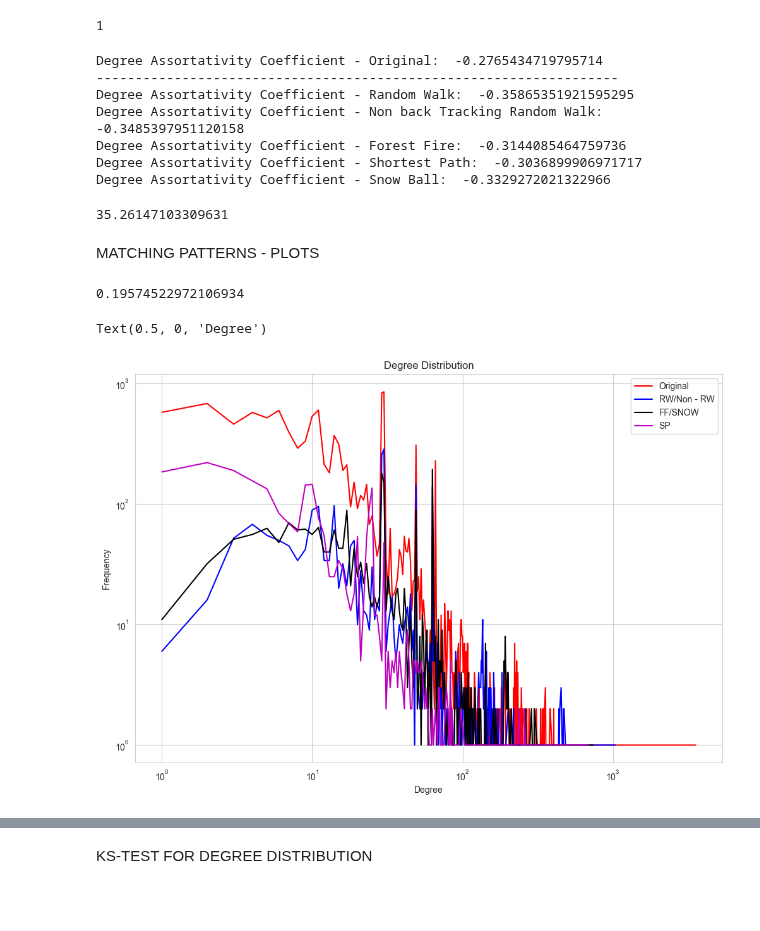
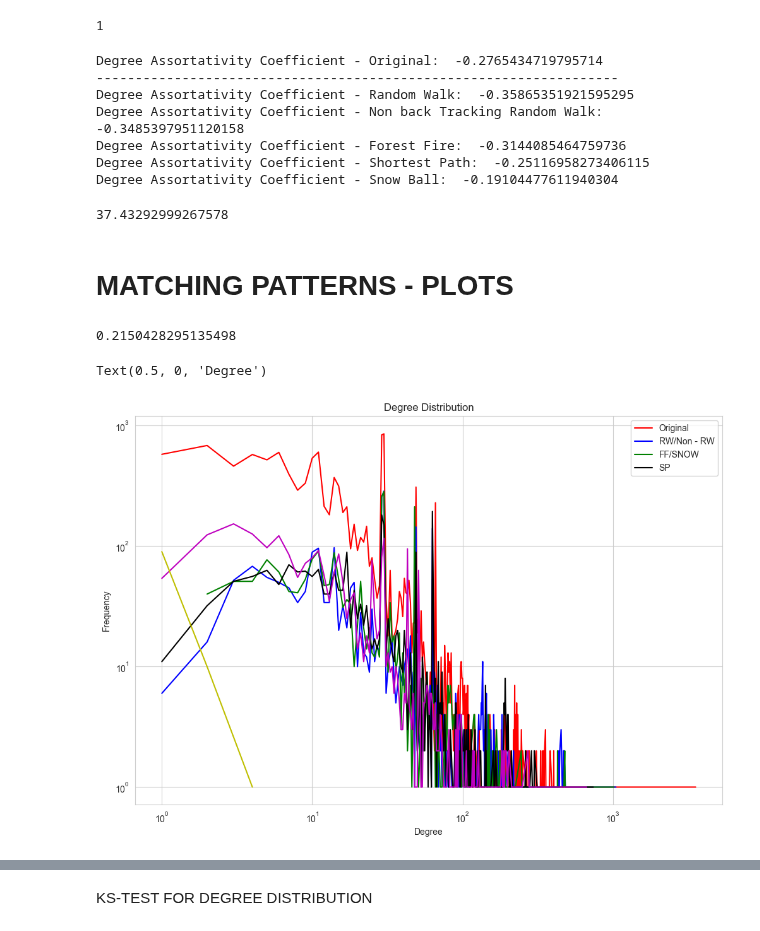
Before and after one commit to kyriakosar/Sampling-from-Networks, a Jupyter notebook: wikipedia_dataset.ipynb, the cells around one changed output, grey strips where cells are left out. Drawn from its saved outputs; the diff is of its cells as text; code cells hidden in the pictures; blank space fills up the shorter version.

```diff
--- a/wikipedia_dataset.ipynb
+++ b/wikipedia_dataset.ipynb
@@ -93,14 +93,14 @@ Shortest Path Sampler
 ts = time.time()
 """Shortest path sampler example"""
 
-from littleballoffur.exploration_sampling import ShortestPathSampler
+from littleballoffur.exploration_sampling import SpikyBallSampler
 
-sampler = ShortestPathSampler(2326)
+sampler = SpikyBallSampler(2326)
 
-sp_graph = sampler.sample(graph)
+spiky_graph = sampler.sample(graph)
 
 print('original graph nodes', len(graph.nodes))
-print('after sampling graph nodes', len(sp_graph.nodes))
+print('after sampling graph nodes', len(spiky_graph.nodes))
 time.time() - ts
 # %% [output]
 original graph nodes 11631
@@ -112,14 +112,14 @@ Snow Ball Sampler
 ts = time.time()
 """Snow ball sampler example"""
 
-from littleballoffur.exploration_sampling import SnowBallSampler
+from littleballoffur.exploration_sampling import FrontierSampler
 
-sampler = SnowBallSampler(2326)
+sampler = FrontierSampler(2326)
 
-snow_graph = sampler.sample(graph)
+frontier_graph = sampler.sample(graph)
 
 print('original graph nodes', len(graph.nodes))
-print('after sampling graph nodes', len(snow_graph.nodes))
+print('after sampling graph nodes', len(frontier_graph.nodes))
 time.time() - ts
 # %% [output]
 original graph nodes 11631
@@ -239,10 +239,10 @@ print('Degree Assortativity Coefficient - Non back Tracking Random Walk: ',nx.de
 print('Degree Assortativity Coefficient - Forest Fire: ',nx.degree_assortativity_coefficient(ff_graph))
 
 #Shortest Path
-print('Degree Assortativity Coefficient - Shortest Path: ',nx.degree_assortativity_coefficient(sp_graph))
+print('Degree Assortativity Coefficient - Shortest Path: ',nx.degree_assortativity_coefficient(spiky_graph))
 
 #Snow Ball
-print('Degree Assortativity Coefficient - Snow Ball: ',nx.degree_assortativity_coefficient(snow_graph))
+print('Degree Assortativity Coefficient - Snow Ball: ',nx.degree_assortativity_coefficient(frontier_graph))
 time.time() - ts
 # %% [output]
 Degree Assortativity Coefficient - Original:  -0.2765434719795714
@@ -250,11 +250,11 @@ Degree Assortativity Coefficient - Original:  -0.2765434719795714
 Degree Assortativity Coefficient - Random Walk:  -0.35865351921595295
 Degree Assortativity Coefficient - Non back Tracking Random Walk:  -0.3485397951120158
 Degree Assortativity Coefficient - Forest Fire:  -0.3144085464759736
-Degree Assortativity Coefficient - Shortest Path:  -0.3036899906971717
-Degree Assortativity Coefficient - Snow Ball:  -0.3329272021322966
+Degree Assortativity Coefficient - Shortest Path:  -0.25116958273406115
+Degree Assortativity Coefficient - Snow Ball:  -0.19104477611940304
-35.26147103309631
+37.43292999267578
 # %% [markdown]
-MATCHING PATTERNS - PLOTS
+# MATCHING PATTERNS - PLOTS
 # %%
 def degree_distributon(G):
     degree_sequence = sorted([d for n, d in G.degree()], reverse=True)
@@ -277,30 +277,30 @@ deg2,cnt2 = degree_distributon(nrw_graph)
 deg3,cnt3 = degree_distributon(ff_graph)
 
 #Shortest Path
-deg4,cnt4 = degree_distributon(sp_graph)
+deg4,cnt4 = degree_distributon(spiky_graph)
 
 #Snow Ball
-deg5,cnt5 = degree_distributon(snow_graph)
+deg5,cnt5 = degree_distributon(frontier_graph)
 time.time() - ts
 # %% [output]
-0.19574522972106934
+0.2150428295135498
 # %%
 plt.figure(figsize=(12, 8))
 plt.loglog(deg, cnt, 'r-', label='original')
 plt.loglog(deg1,cnt1, 'b-', label='RW')
-# plt.loglog(deg2,cnt2,'g-', label='Non - RW')
+plt.loglog(deg2,cnt2,'g-', label='Non - RW')
 plt.loglog(deg3, cnt3, 'k-', label='FF')
 plt.loglog(deg4, cnt4, 'm-', label='SP')
-# plt.loglog(deg5, cnt5, 'y-', label='SNOW')
+plt.loglog(deg5, cnt5, 'y-', label='SNOW')
 plt.legend(['Original','RW/Non - RW','FF/SNOW','SP'])
 plt.title("Degree Distribution")
 plt.ylabel("Frequency")
 plt.yscale('log')
 # plt.xscale('log')
 plt.xlabel("Degree")
 # %% [output]
 Text(0.5, 0, 'Degree')
-[figure, old version]
+[figure, new version]
 # %%
 # def degree_clustering(G):
 #    degree = G.degree()
```
Also changed, not shown: parts of 25 cells of this notebook, 4 other files.
